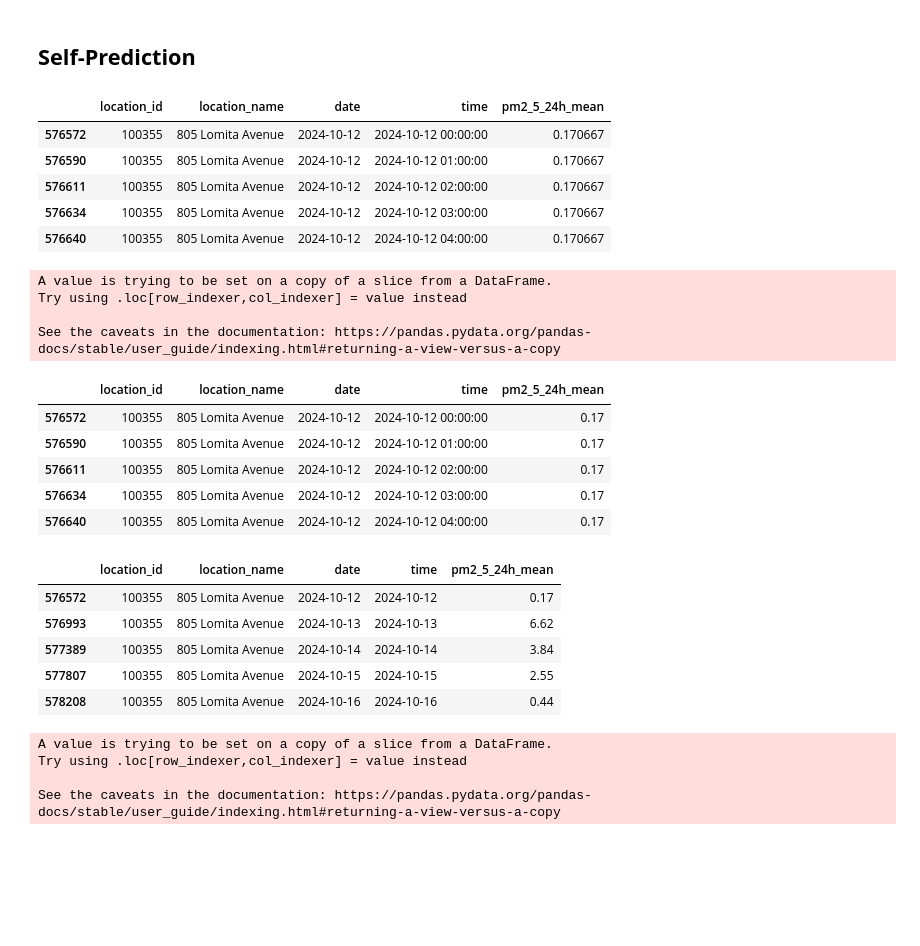
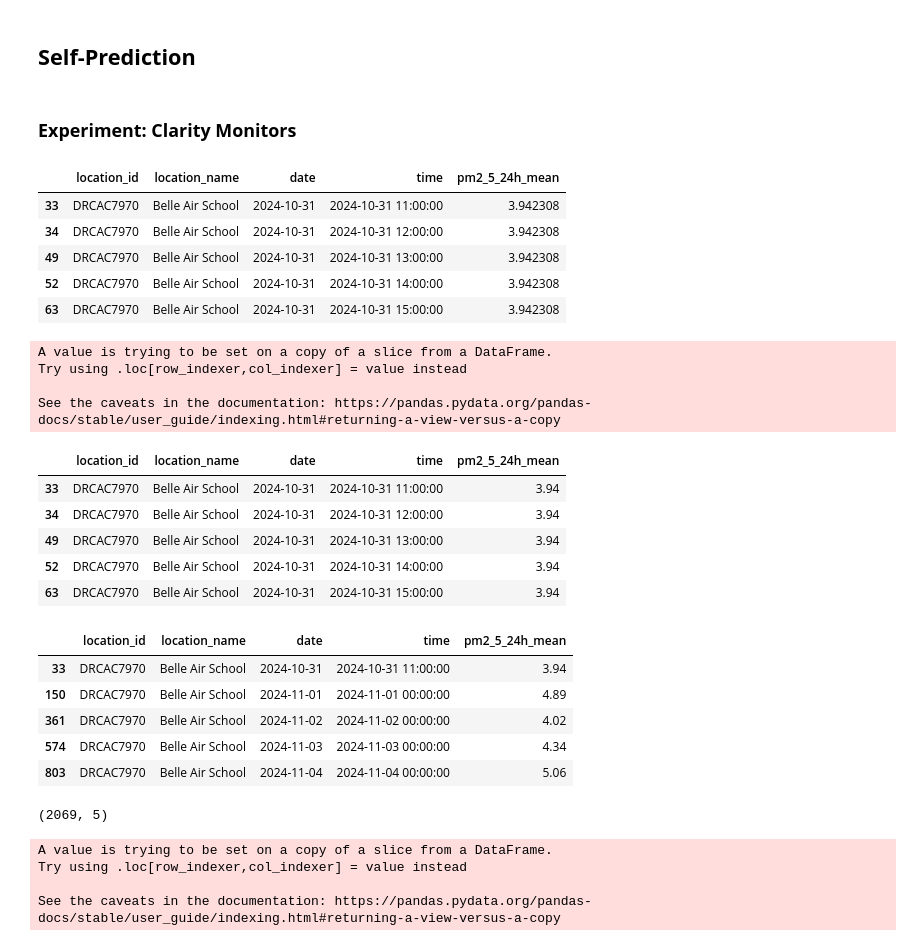
Before and after one commit to macks26/rise-south-city-dashboard, a Jupyter notebook: code/predictability.ipynb, the cells around one changed output. Drawn from its saved outputs; the diff is of its cells as text; code cells hidden in the pictures; blank space fills up the shorter version.

```diff
--- a/code/predictability.ipynb
+++ b/code/predictability.ipynb
@@ -384,14 +360,16 @@ fig.show()
+# %% [markdown]
+### **Experiment: Clarity Monitors**
 # %%
 # Filter the data
-filtered_df = purple_df[['location_id', 'location_name', 'date', 'time', 'pm2_5_24h_mean']]
+filtered_df = clarity_df[['location_id', 'location_name', 'date', 'time', 'pm2_5_24h_mean']]
 filtered_df.head()
 # %% [output]
 |  | location_id | location_name | date | time | pm2_5_24h_mean |
-| 576572 | 100355 | 805 Lomita Avenue | 2024-10-12 | 2024-10-12 00:00:00 | 0.170667 |
-| 576590 | 100355 | 805 Lomita Avenue | 2024-10-12 | 2024-10-12 01:00:00 | 0.170667 |
-| 576611 | 100355 | 805 Lomita Avenue | 2024-10-12 | 2024-10-12 02:00:00 | 0.170667 |
-| 576634 | 100355 | 805 Lomita Avenue | 2024-10-12 | 2024-10-12 03:00:00 | 0.170667 |
-| 576640 | 100355 | 805 Lomita Avenue | 2024-10-12 | 2024-10-12 04:00:00 | 0.170667 |
+| 33 | DRCAC7970 | Belle Air School | 2024-10-31 | 2024-10-31 11:00:00 | 3.942308 |
+| 34 | DRCAC7970 | Belle Air School | 2024-10-31 | 2024-10-31 12:00:00 | 3.942308 |
+| 49 | DRCAC7970 | Belle Air School | 2024-10-31 | 2024-10-31 13:00:00 | 3.942308 |
+| 52 | DRCAC7970 | Belle Air School | 2024-10-31 | 2024-10-31 14:00:00 | 3.942308 |
+| 63 | DRCAC7970 | Belle Air School | 2024-10-31 | 2024-10-31 15:00:00 | 3.942308 |
 # %%
 # Round the pm2_5_24h_mean values to 2 decimal places
 filtered_df['pm2_5_24h_mean'] = filtered_df['pm2_5_24h_mean'].round(2)
@@ -402,11 +380,11 @@ Try using .loc[row_indexer,col_indexer] = value instead
 
 See the caveats in the documentation: https://pandas.pydata.org/pandas-docs/stable/user_guide/indexing.html#returning-a-view-versus-a-copy
 |  | location_id | location_name | date | time | pm2_5_24h_mean |
-| 576572 | 100355 | 805 Lomita Avenue | 2024-10-12 | 2024-10-12 00:00:00 | 0.17 |
-| 576590 | 100355 | 805 Lomita Avenue | 2024-10-12 | 2024-10-12 01:00:00 | 0.17 |
-| 576611 | 100355 | 805 Lomita Avenue | 2024-10-12 | 2024-10-12 02:00:00 | 0.17 |
-| 576634 | 100355 | 805 Lomita Avenue | 2024-10-12 | 2024-10-12 03:00:00 | 0.17 |
-| 576640 | 100355 | 805 Lomita Avenue | 2024-10-12 | 2024-10-12 04:00:00 | 0.17 |
+| 33 | DRCAC7970 | Belle Air School | 2024-10-31 | 2024-10-31 11:00:00 | 3.94 |
+| 34 | DRCAC7970 | Belle Air School | 2024-10-31 | 2024-10-31 12:00:00 | 3.94 |
+| 49 | DRCAC7970 | Belle Air School | 2024-10-31 | 2024-10-31 13:00:00 | 3.94 |
+| 52 | DRCAC7970 | Belle Air School | 2024-10-31 | 2024-10-31 14:00:00 | 3.94 |
+| 63 | DRCAC7970 | Belle Air School | 2024-10-31 | 2024-10-31 15:00:00 | 3.94 |
 # %%
 # Remove outliers from data (either removing, or just imputing)
 # %%
@@ -415,11 +393,15 @@ unique_dates_filtered = filtered_df.drop_duplicates(subset=['location_name', 'da
 unique_dates_filtered.head()
 # %% [output]
 |  | location_id | location_name | date | time | pm2_5_24h_mean |
-| 576572 | 100355 | 805 Lomita Avenue | 2024-10-12 | 2024-10-12 | 0.17 |
-| 576993 | 100355 | 805 Lomita Avenue | 2024-10-13 | 2024-10-13 | 6.62 |
-| 577389 | 100355 | 805 Lomita Avenue | 2024-10-14 | 2024-10-14 | 3.84 |
-| 577807 | 100355 | 805 Lomita Avenue | 2024-10-15 | 2024-10-15 | 2.55 |
-| 578208 | 100355 | 805 Lomita Avenue | 2024-10-16 | 2024-10-16 | 0.44 |
+| 33 | DRCAC7970 | Belle Air School | 2024-10-31 | 2024-10-31 11:00:00 | 3.94 |
+| 150 | DRCAC7970 | Belle Air School | 2024-11-01 | 2024-11-01 00:00:00 | 4.89 |
+| 361 | DRCAC7970 | Belle Air School | 2024-11-02 | 2024-11-02 00:00:00 | 4.02 |
+| 574 | DRCAC7970 | Belle Air School | 2024-11-03 | 2024-11-03 00:00:00 | 4.34 |
+| 803 | DRCAC7970 | Belle Air School | 2024-11-04 | 2024-11-04 00:00:00 | 5.06 |
+# %%
+unique_dates_filtered.shape
+# %% [output]
+(2069, 5)
 # %%
 # Distribution of PM2.5 values for PurpleAir monitors
 px.histogram(unique_dates_filtered[unique_dates_filtered['pm2_5_24h_mean'] <= 200],
```
Also changed, not shown: parts of 31 cells of this notebook, 2 other files.
